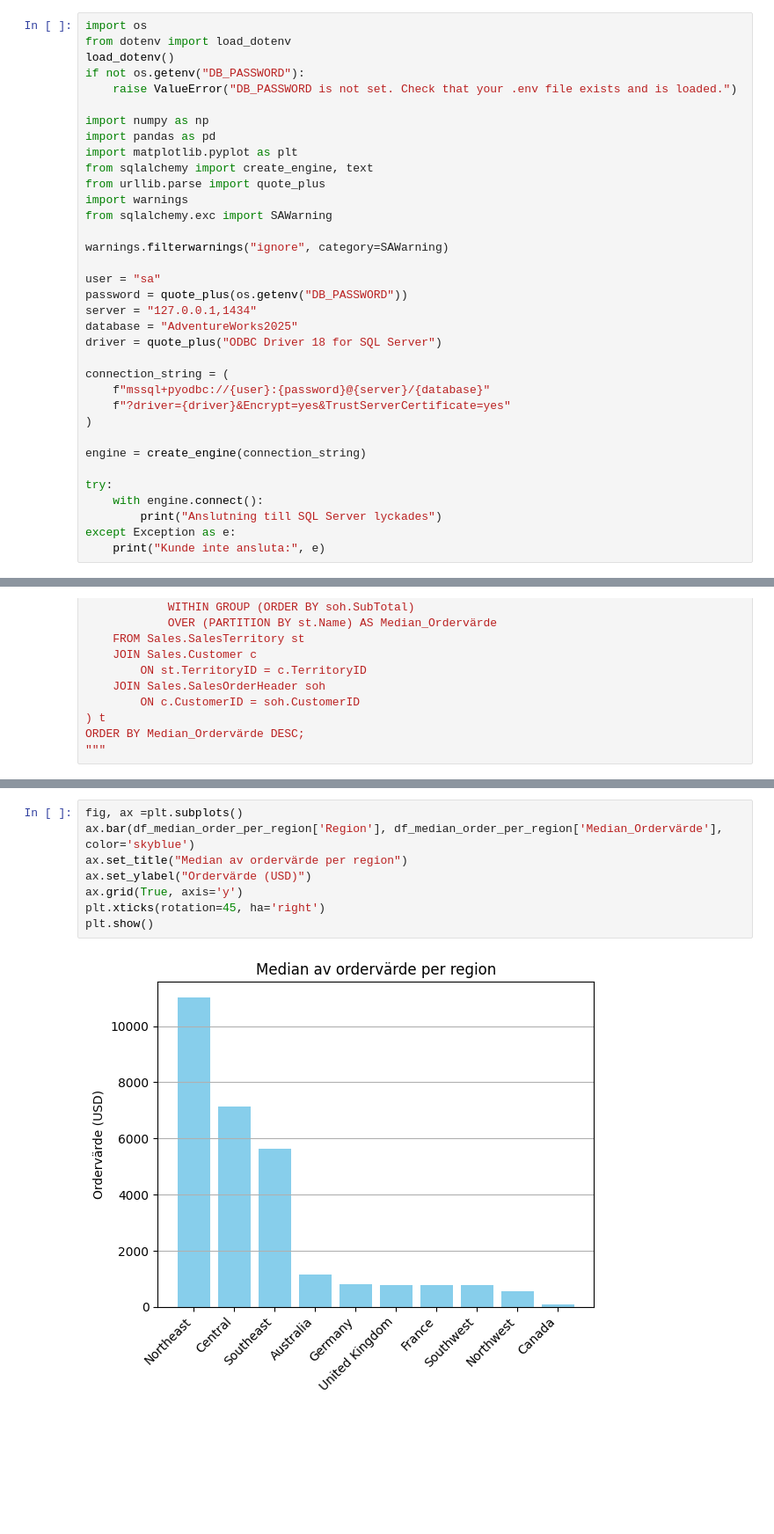
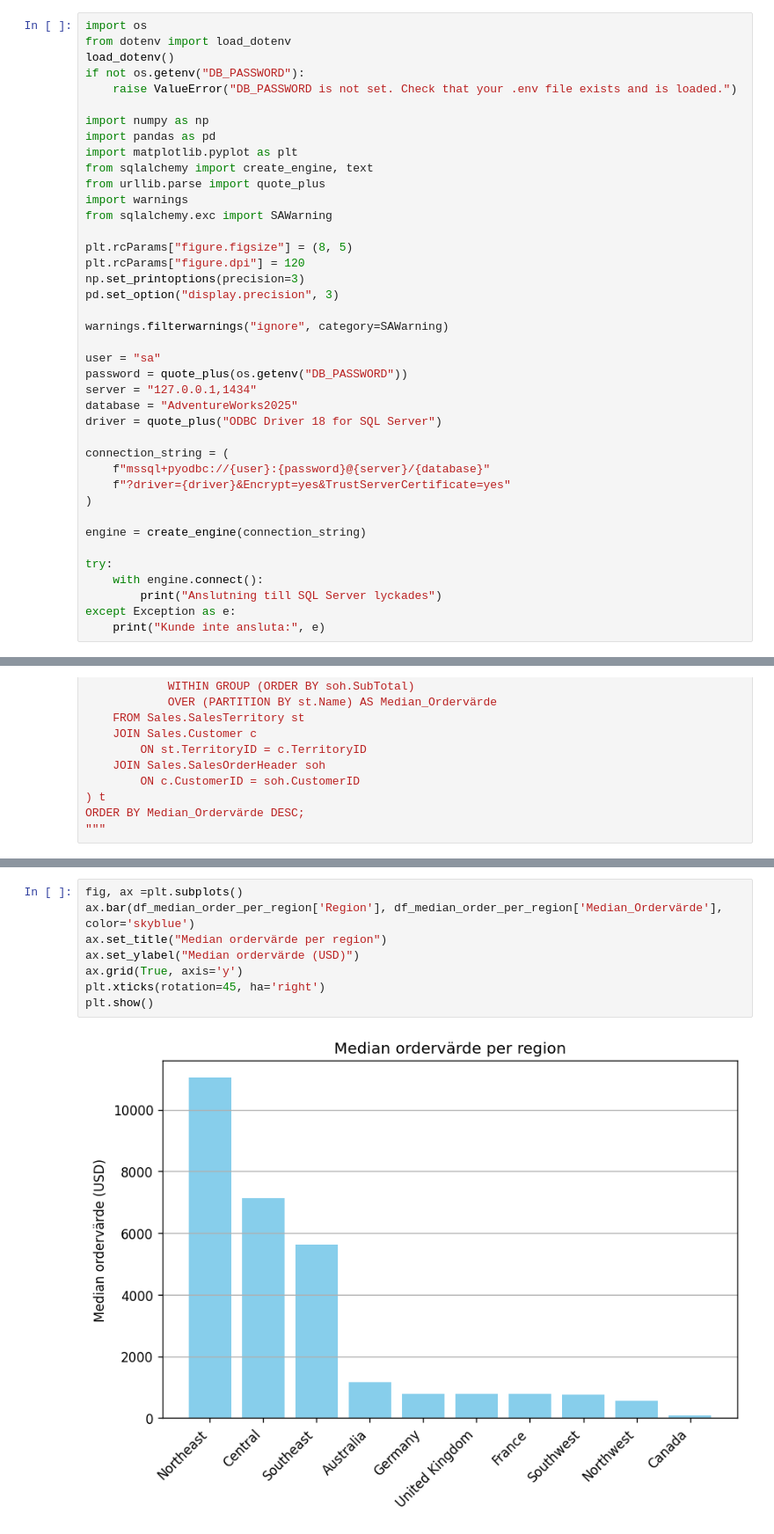
Before and after one commit to EliWei/SQL_uppgift_Dec25, a Jupyter notebook: Notebook.ipynb, the cells around one changed output, grey strips where cells are left out. Shown: that part at 88% size. Cells and saved outputs as stored; diff of their text form; blank space fills up the shorter version.

```diff
--- a/Notebook.ipynb
+++ b/Notebook.ipynb
@@ -20,6 +20,11 @@ from sqlalchemy import create_engine, text
 from urllib.parse import quote_plus
 import warnings
 from sqlalchemy.exc import SAWarning
+
+plt.rcParams["figure.figsize"] = (8, 5)
+plt.rcParams["figure.dpi"] = 120
+np.set_printoptions(precision=3)
+pd.set_option("display.precision", 3)
 
 warnings.filterwarnings("ignore", category=SAWarning)
 
@@ -815,13 +820,13 @@ df_median_order_per_region
 # %%
 fig, ax =plt.subplots()
 ax.bar(df_median_order_per_region['Region'], df_median_order_per_region['Median_Ordervärde'], color='skyblue')
-ax.set_title("Median av ordervärde per region")
-ax.set_ylabel("Ordervärde (USD)")
+ax.set_title("Median ordervärde per region")
+ax.set_ylabel("Median ordervärde (USD)")
 ax.grid(True, axis='y')
 plt.xticks(rotation=45, ha='right')
 plt.show()
 # %% [output]
-[figure, old version]
+[figure, new version]
 # %% [markdown]
 ## Insikter - Försäljning och antal kunder per region
 
```
Also changed, not shown: parts of 24 cells of this notebook, 1 other file.
